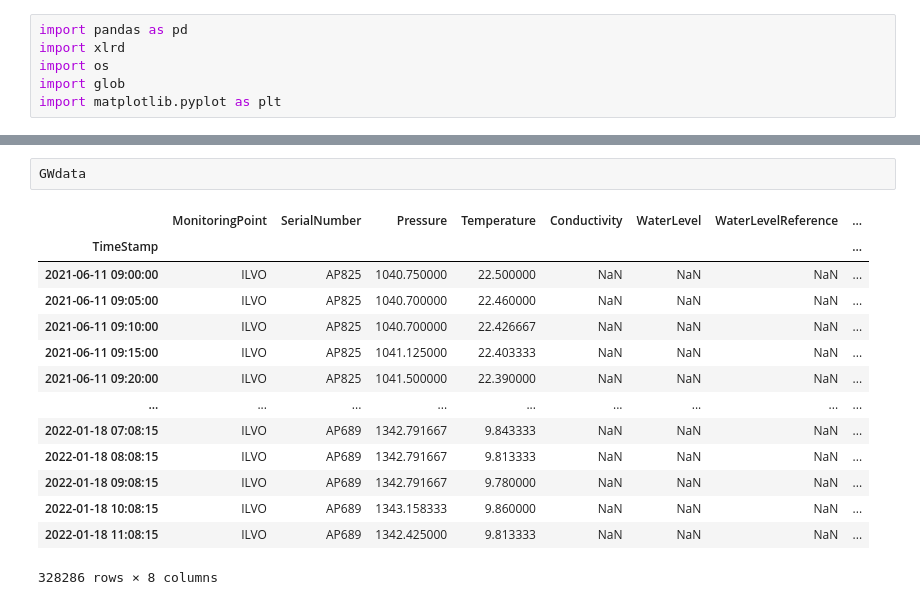
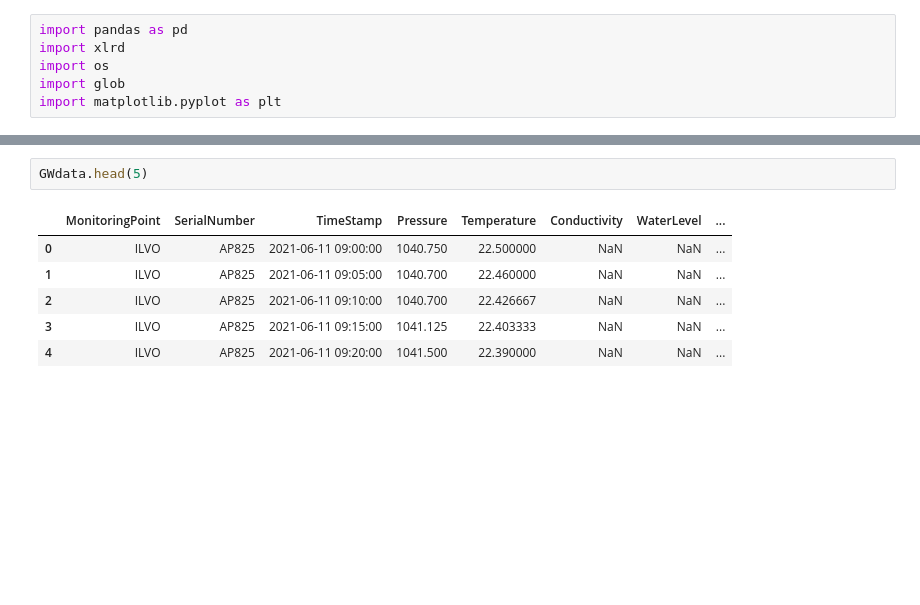
Before and after one commit to sarahgarre/onderzoekskouter_water, a Jupyter notebook: groundwater/Groundwater data processing.ipynb, the cells around one changed output, grey strips where cells are left out. Drawn from its saved outputs; the diff is of its cells as text; blank space fills up the shorter version.

```diff
--- a/groundwater/Groundwater data processing.ipynb
+++ b/groundwater/Groundwater data processing.ipynb
@@ -73,17 +65,9 @@ plt.show()
 # %%
-GWdata
+GWdata.head(5)
 # %% [output]
-|  | MonitoringPoint | SerialNumber | Pressure | Temperature | Conductivity | WaterLevel | WaterLevelReference | ... |
-| TimeStamp |  |  |  |  |  |  |  | ... |
-| 2021-06-11 09:00:00 | ILVO | AP825 | 1040.750000 | 22.500000 | NaN | NaN | NaN | ... |
-| 2021-06-11 09:05:00 | ILVO | AP825 | 1040.700000 | 22.460000 | NaN | NaN | NaN | ... |
-| 2021-06-11 09:10:00 | ILVO | AP825 | 1040.700000 | 22.426667 | NaN | NaN | NaN | ... |
-| 2021-06-11 09:15:00 | ILVO | AP825 | 1041.125000 | 22.403333 | NaN | NaN | NaN | ... |
-| 2021-06-11 09:20:00 | ILVO | AP825 | 1041.500000 | 22.390000 | NaN | NaN | NaN | ... |
-| ... | ... | ... | ... | ... | ... | ... | ... | ... |
-| 2022-01-18 07:08:15 | ILVO | AP689 | 1342.791667 | 9.843333 | NaN | NaN | NaN | ... |
-| 2022-01-18 08:08:15 | ILVO | AP689 | 1342.791667 | 9.813333 | NaN | NaN | NaN | ... |
-| 2022-01-18 09:08:15 | ILVO | AP689 | 1342.791667 | 9.780000 | NaN | NaN | NaN | ... |
-| 2022-01-18 10:08:15 | ILVO | AP689 | 1343.158333 | 9.860000 | NaN | NaN | NaN | ... |
-| 2022-01-18 11:08:15 | ILVO | AP689 | 1342.425000 | 9.813333 | NaN | NaN | NaN | ... |
+|  | MonitoringPoint | SerialNumber | TimeStamp | Pressure | Temperature | Conductivity | WaterLevel | ... |
+| 0 | ILVO | AP825 | 2021-06-11 09:00:00 | 1040.750 | 22.500000 | NaN | NaN | ... |
+| 1 | ILVO | AP825 | 2021-06-11 09:05:00 | 1040.700 | 22.460000 | NaN | NaN | ... |
+| 2 | ILVO | AP825 | 2021-06-11 09:10:00 | 1040.700 | 22.426667 | NaN | NaN | ... |
+| 3 | ILVO | AP825 | 2021-06-11 09:15:00 | 1041.125 | 22.403333 | NaN | NaN | ... |
+| 4 | ILVO | AP825 | 2021-06-11 09:20:00 | 1041.500 | 22.390000 | NaN | NaN | ... |
-328286 rows × 8 columns
```
Also changed, not shown: parts of 17 cells of this notebook, 2 other files.
